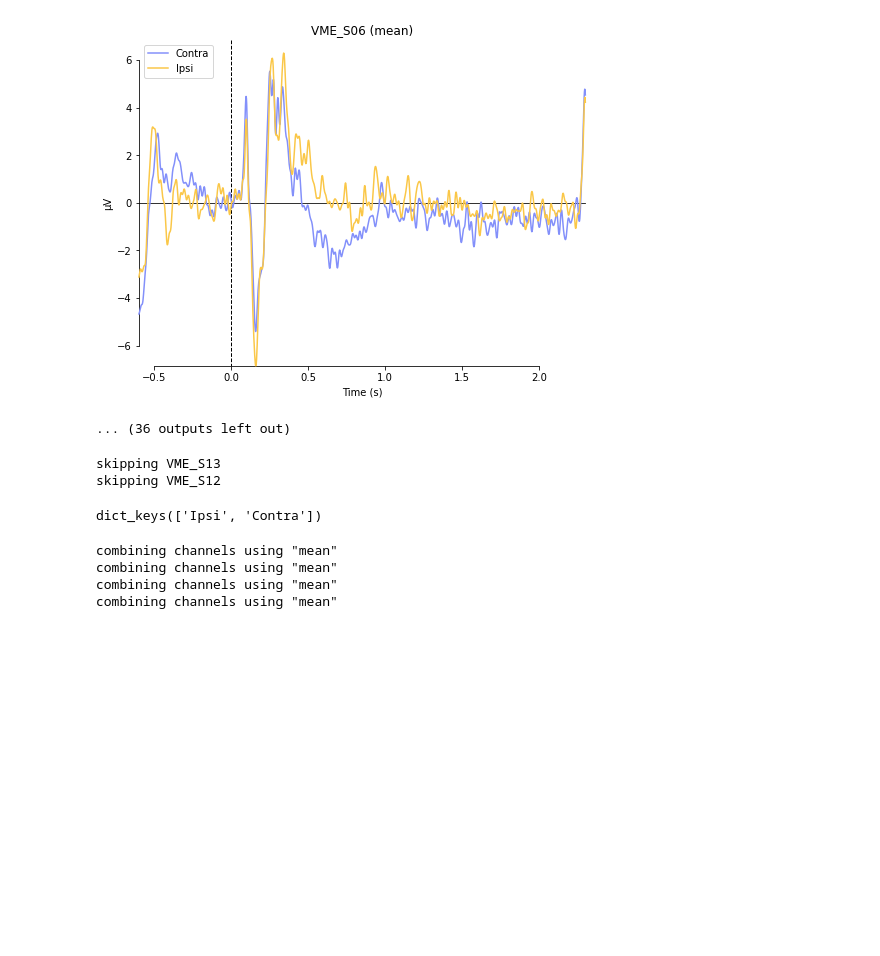
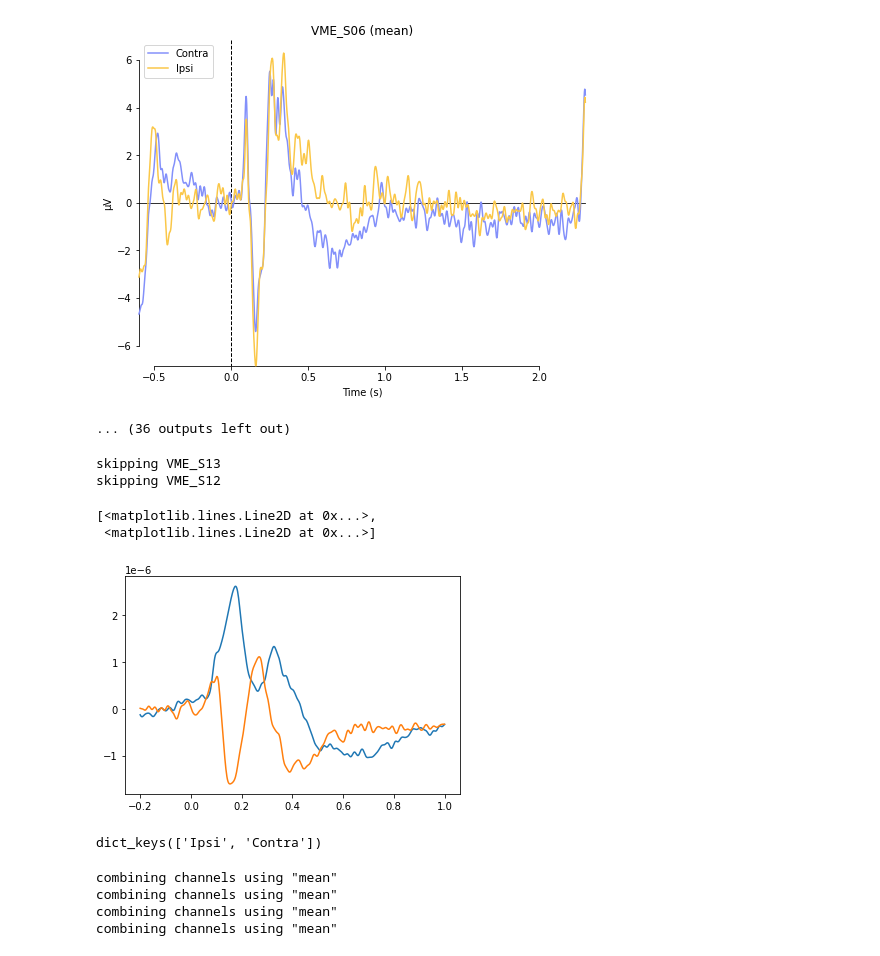
Before and after one commit to eioe/vMemEcc-Analyses, a Jupyter notebook: Analyses_Py/diagnostics/02.4-datadiagnostics.ipynb, the cells around one changed output. Cells and saved outputs as stored; diff of their text form; code cells hidden in the pictures; blank space fills up the shorter version.

Commit message:
plot erp per hemisphere

```diff
--- a/Analyses_Py/diagnostics/02.4-datadiagnostics.ipynb
+++ b/Analyses_Py/diagnostics/02.4-datadiagnostics.ipynb
@@ -143,4 +146,21 @@ for f in files:
 # %% [output]
 skipping VME_S13
 skipping VME_S12
+# %%
+for k in revos_dict:
+    for r,l in zip(revos_dict[k], levos_dict[k]):
+        r.crop(-0.2,1.0)
+        l.crop(-0.2,1.0)
+
+cueR_dict = dict()
+cueR_cda = np.array([contra.data - ipsi.data for contra, ipsi in zip(levos_dict['Contra'], revos_dict['Ipsi'])])
+cueL_cda = np.array([contra.data - ipsi.data for contra, ipsi in zip(revos_dict['Contra'], levos_dict['Ipsi'])])
+# %%
+import matplotlib.pyplot as plt
+plt.plot(revos_dict['Contra'][0].times, np.array([cueR_cda.mean(axis=(0,1)),
+                                                  cueL_cda.mean(axis=(0,1))]).T)
+# %% [output]
+[<matplotlib.lines.Line2D at 0x...>,
+ <matplotlib.lines.Line2D at 0x...>]
+[figure, added]
 # %%
```
Also changed, not shown: parts of 2 cells of this notebook.
